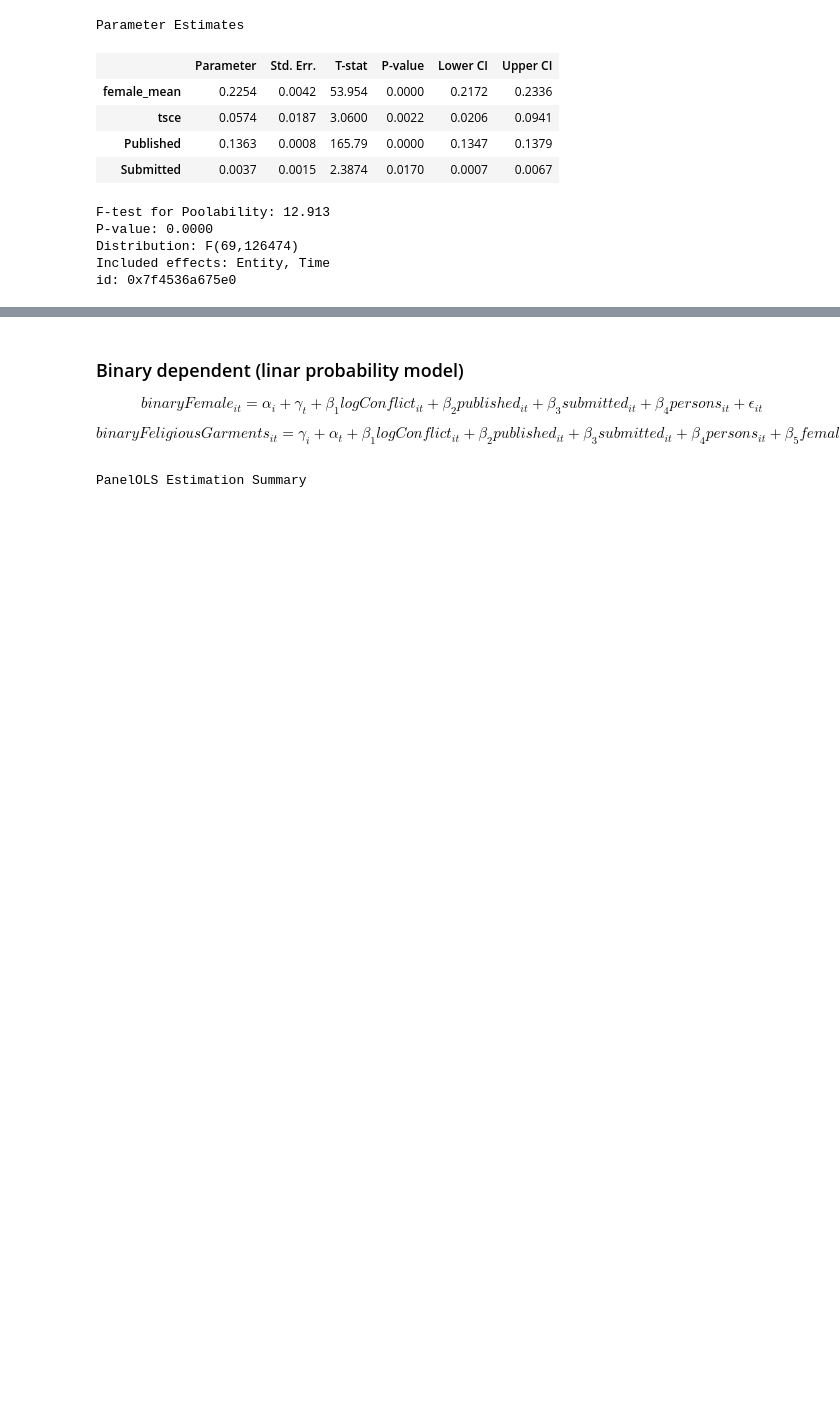
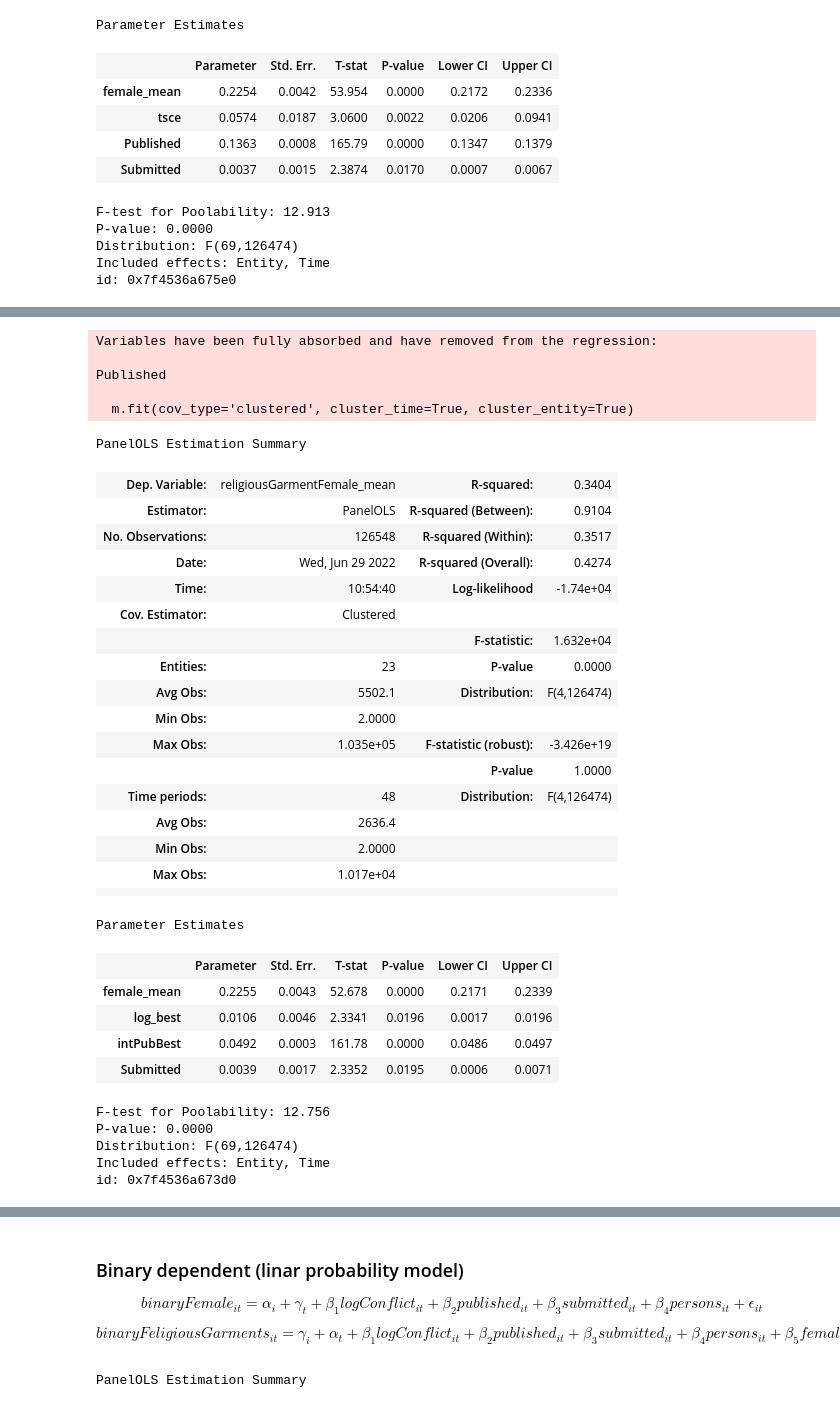
Before and after one commit to Polichinel/Detectron2, a Jupyter notebook: misc/assorted_stats.ipynb, the cells around one changed output, grey strips where cells are left out. Saved outputs shown, nothing was run; the diff lists cells and outputs as text; code cells hidden in the pictures; blank space fills up the shorter version.

```diff
--- a/misc/assorted_stats.ipynb
+++ b/misc/assorted_stats.ipynb
@@ -328,0 +478,46 @@ id: 0x7f4536a675e0
+# %%
+X = df_sub.loc[:,['female_mean', 'log_best', 'intPubBest', 'Published', 'Submitted']] # raw is ref
+y = df_sub.loc[:, 'religiousGarmentFemale_mean']
+
+m = PanelOLS(dependent=y,
+            exog=X,
+            entity_effects=True,
+            time_effects=True,
+            drop_absorbed=True)
+
+m.fit(cov_type='clustered', cluster_time=True, cluster_entity=True)
+# %% [output]
+Variables have been fully absorbed and have removed from the regression:
+
+Published
+
+  m.fit(cov_type='clustered', cluster_time=True, cluster_entity=True)
+PanelOLS Estimation Summary
+| Dep. Variable: | religiousGarmentFemale_mean | R-squared: | 0.3404 |
+| Estimator: | PanelOLS | R-squared (Between): | 0.9104 |
+| No. Observations: | 126548 | R-squared (Within): | 0.3517 |
+| Date: | Wed, Jun 29 2022 | R-squared (Overall): | 0.4274 |
+| Time: | 10:54:40 | Log-likelihood | -1.74e+04 |
+| Cov. Estimator: | Clustered |  |  |
+|  |  | F-statistic: | 1.632e+04 |
+| Entities: | 23 | P-value | 0.0000 |
+| Avg Obs: | 5502.1 | Distribution: | F(4,126474) |
+| Min Obs: | 2.0000 |  |  |
+| Max Obs: | 1.035e+05 | F-statistic (robust): | -3.426e+19 |
+|  |  | P-value | 1.0000 |
+| Time periods: | 48 | Distribution: | F(4,126474) |
+| Avg Obs: | 2636.4 |  |  |
+| Min Obs: | 2.0000 |  |  |
+| Max Obs: | 1.017e+04 |  |  |
+|  |  |  |  |
+Parameter Estimates
+|  | Parameter | Std. Err. | T-stat | P-value | Lower CI | Upper CI |
+| female_mean | 0.2255 | 0.0043 | 52.678 | 0.0000 | 0.2171 | 0.2339 |
+| log_best | 0.0106 | 0.0046 | 2.3341 | 0.0196 | 0.0017 | 0.0196 |
+| intPubBest | 0.0492 | 0.0003 | 161.78 | 0.0000 | 0.0486 | 0.0497 |
+| Submitted | 0.0039 | 0.0017 | 2.3352 | 0.0195 | 0.0006 | 0.0071 |
+F-test for Poolability: 12.756
+P-value: 0.0000
+Distribution: F(69,126474)
+Included effects: Entity, Time
+id: 0x7f4536a673d0
```
Also changed, not shown: parts of 7 cells of this notebook.
